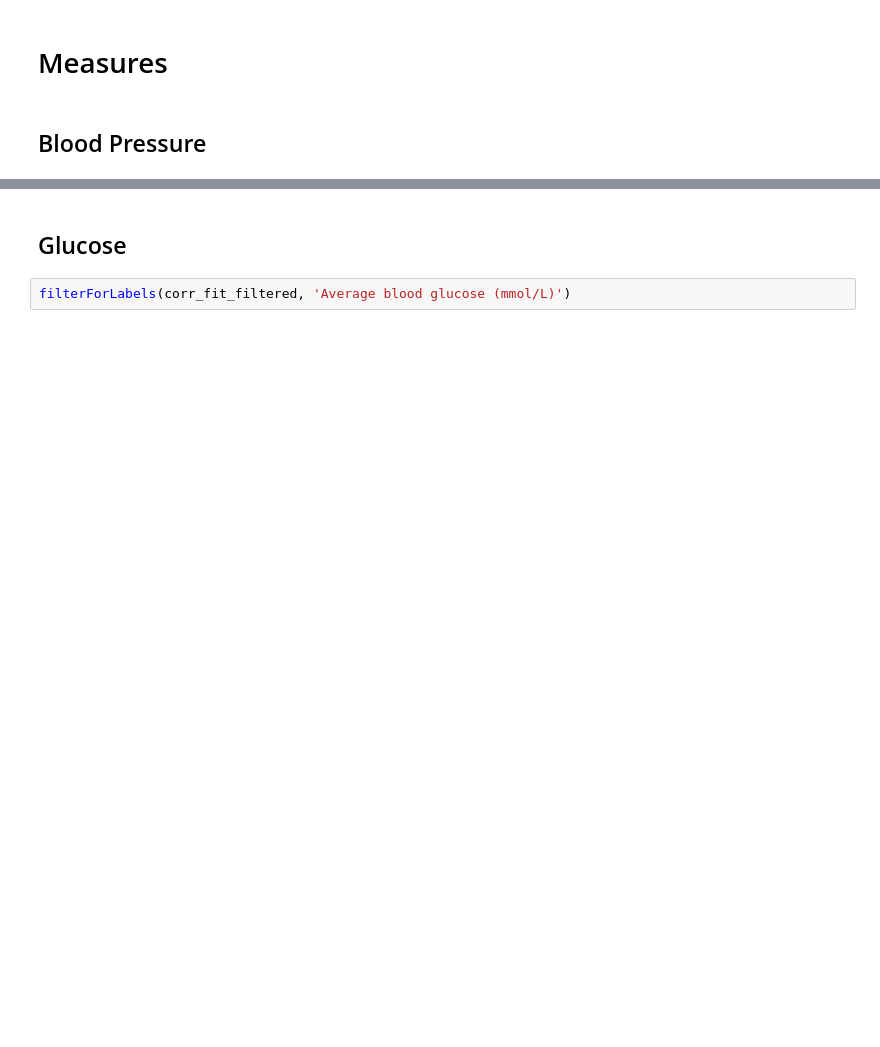
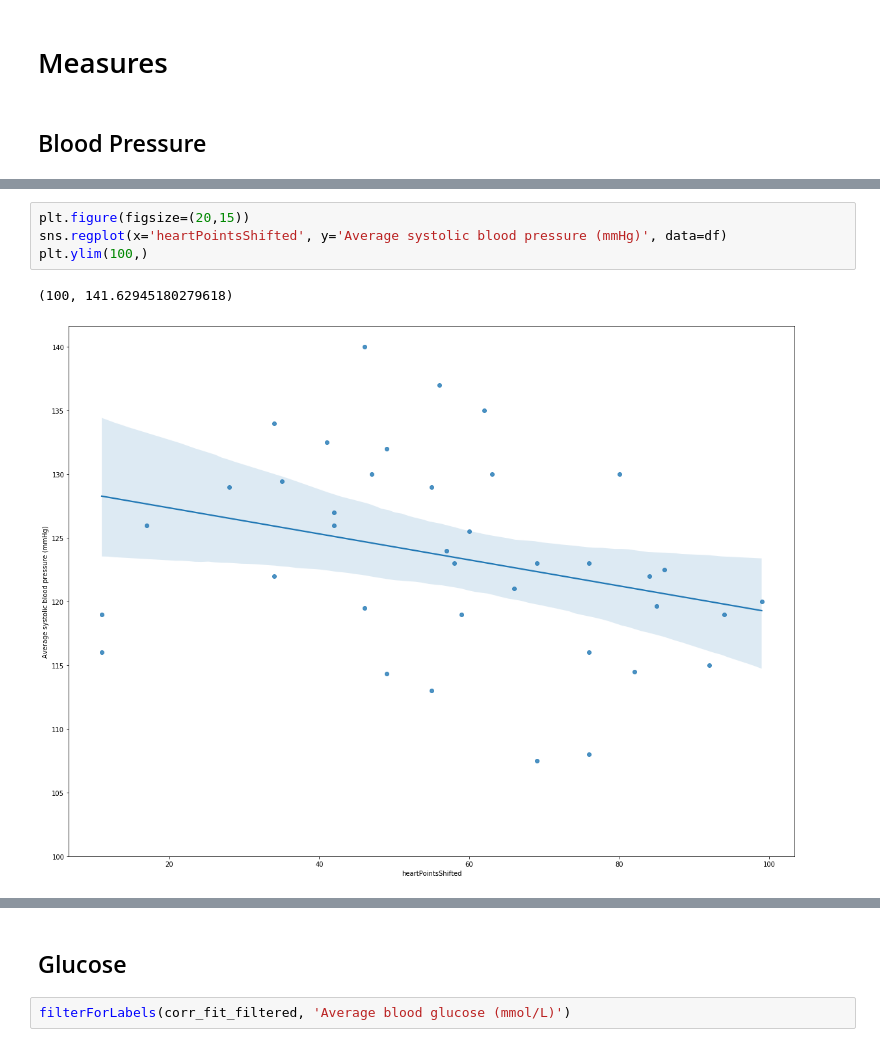
Before and after one commit to JamesIgoe/GoogleFitAnalysis, a Jupyter notebook: Analysis.ipynb, the cells around one changed output, grey strips where cells are left out. Drawn from its saved outputs; the diff is of its cells as text; blank space fills up the shorter version.

```diff
--- a/Analysis.ipynb
+++ b/Analysis.ipynb
@@ -161,0 +281,7 @@ plt.ylim(115,)
+# %%
+plt.figure(figsize=(20,15))
+sns.regplot(x='heartPointsShifted', y='Average systolic blood pressure (mmHg)', data=df)
+plt.ylim(100,)
+# %% [output]
+(100, 141.62945180279618)
+[figure, added]
```
Also changed, not shown: parts of 34 cells of this notebook.
